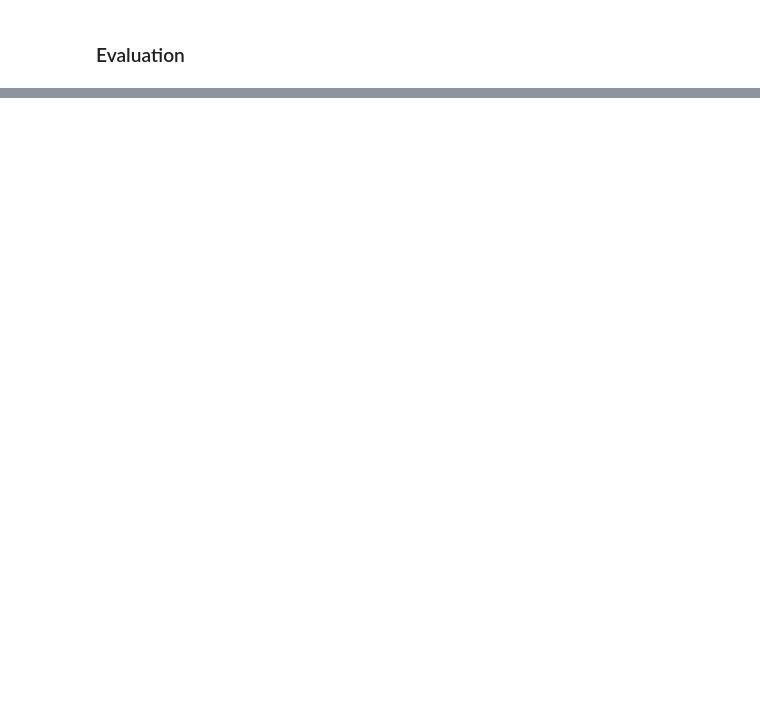
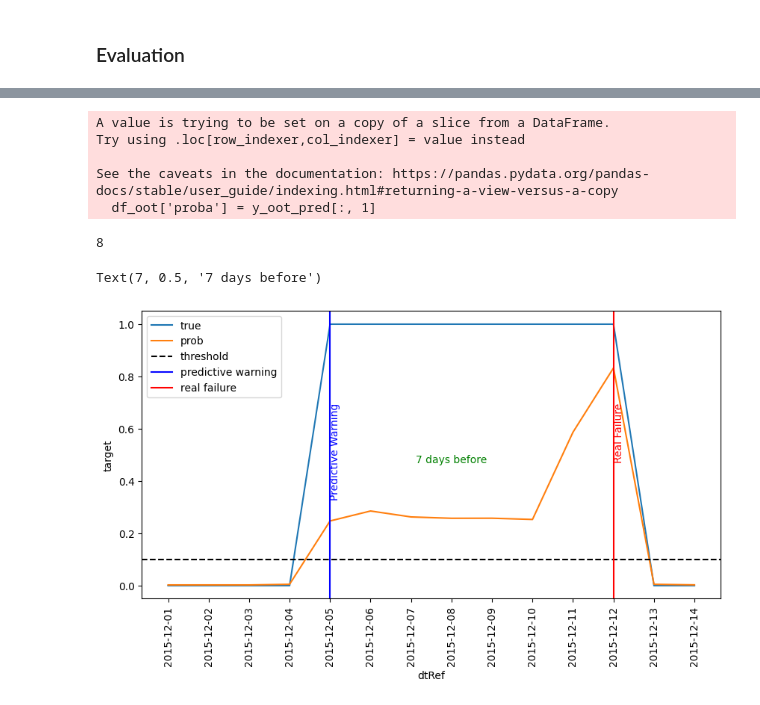
Before and after one commit to jooaobrum/preditive-maintenance, a Jupyter notebook: notebooks/pdm-exploration-ml.ipynb, the cells around one changed output, grey strips where cells are left out. Drawn from its saved outputs; the diff is of its cells as text; code cells hidden in the pictures; blank space fills up the shorter version.

```diff
--- a/notebooks/pdm-exploration-ml.ipynb
+++ b/notebooks/pdm-exploration-ml.ipynb
@@ -544,0 +508,20 @@ repair_cost = 1
+# %%
+y_oot_pred = model_pipe.predict_proba(df_oot.drop(['target', 'dtRef', 'machineID'], axis = 1))
+# %%
+df_oot['proba'] = y_oot_pred[:, 1]
+# %% [output]
+A value is trying to be set on a copy of a slice from a DataFrame.
+Try using .loc[row_indexer,col_indexer] = value instead
+
+See the caveats in the documentation: https://pandas.pydata.org/pandas-docs/stable/user_guide/indexing.html#returning-a-view-versus-a-copy
+  df_oot['proba'] = y_oot_pred[:, 1]
+# %%
+# 51, 19, 99, 85, 82
+df_oot2 = df_oot[['dtRef', 'machineID', 'proba', 'target']]
+# %%
+df_oot2 = df_oot2[df_oot2['machineID'] == 51]
+
+warning_signal_day = df_oot2.loc[df_oot2[df_oot2['proba'] > 0.1].index[0], 'dtRef']
+real_failure_day = df_oot2.loc[df_oot2[df_oot2['target'] == 1].index[-1], 'dtRef']
+
+daysdiff = (pd.to_datetime(real_failure_day) - pd.to_datetime(warning_signal_day))/ pd.Timedelta(days = 1)
@@ -544,0 +531,34 @@ repair_cost = 1
+# %%
+midpoint_index
+# %% [output]
+8
+# %%
+# Get the index positions of the dates
+warning_signal_index = df_oot2.reset_index().index[df_oot2['dtRef'] == warning_signal_day][0]
+real_failure_index = df_oot2.reset_index().index[df_oot2['dtRef'] == real_failure_day][0]
+
+# Calculate the midpoint index
+midpoint_index = (warning_signal_index + real_failure_index) // 2
+
+
+plt.figure(1, figsize=(10, 5))
+sns.lineplot(x='dtRef', y='target', data=df_oot2, label='true')
+sns.lineplot(x='dtRef', y='proba', data=df_oot2, label='prob')
+plt.axhline(0.1, linestyle='--', color='k', label='threshold')
+plt.axvline(warning_signal_day, color='b', label='predictive warning')
+plt.axvline(real_failure_day, color='r', label='real failure')
+
+plt.xticks(rotation=90)
+plt.legend()
+
+# Add annotation for predictive warning
+plt.text(warning_signal_day, 0.7, 'Predictive Warning', color='b', verticalalignment='top', rotation=90)
+
+# Add annotation for real failure
+plt.text(real_failure_day, 0.7, 'Real Failure', color='r', verticalalignment='top', rotation=90)
+
+# Add label at the midpoint
+plt.text(midpoint_index, 0.5, f'{int(daysdiff)} days before', color='g', ha='center', va='top')
+# %% [output]
+Text(7, 0.5, '7 days before')
+[figure, added]
```
Also changed, not shown: parts of 42 cells of this notebook, 4 other files.
